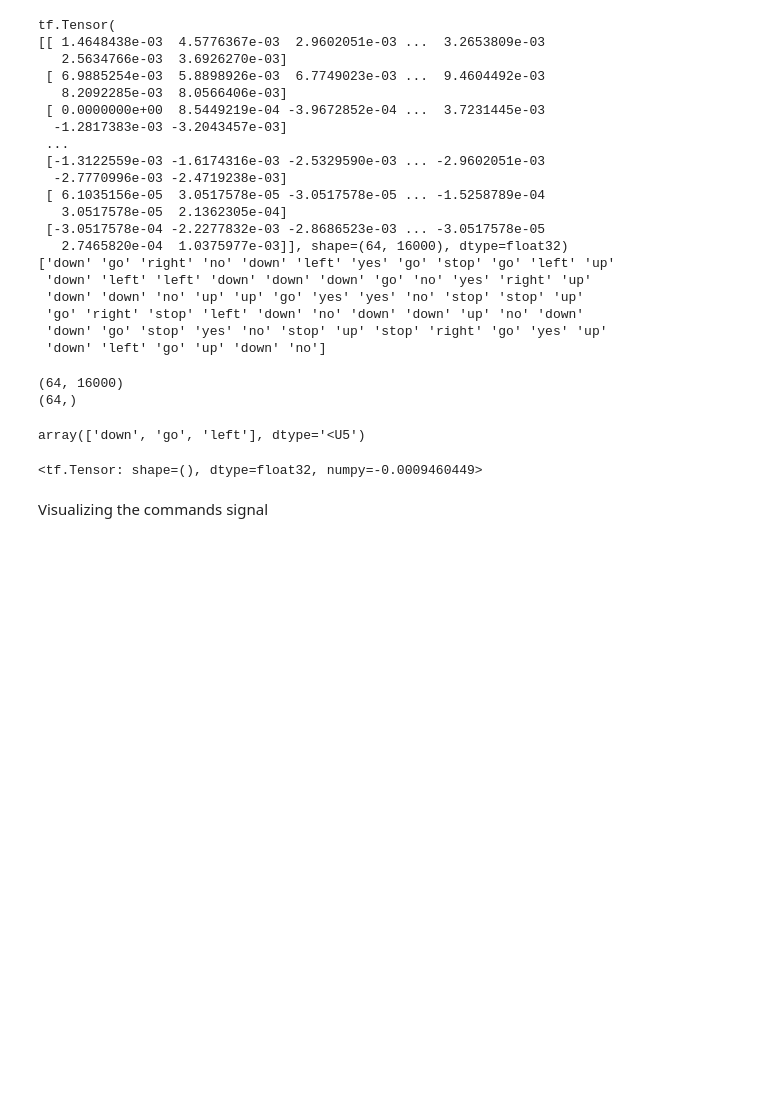
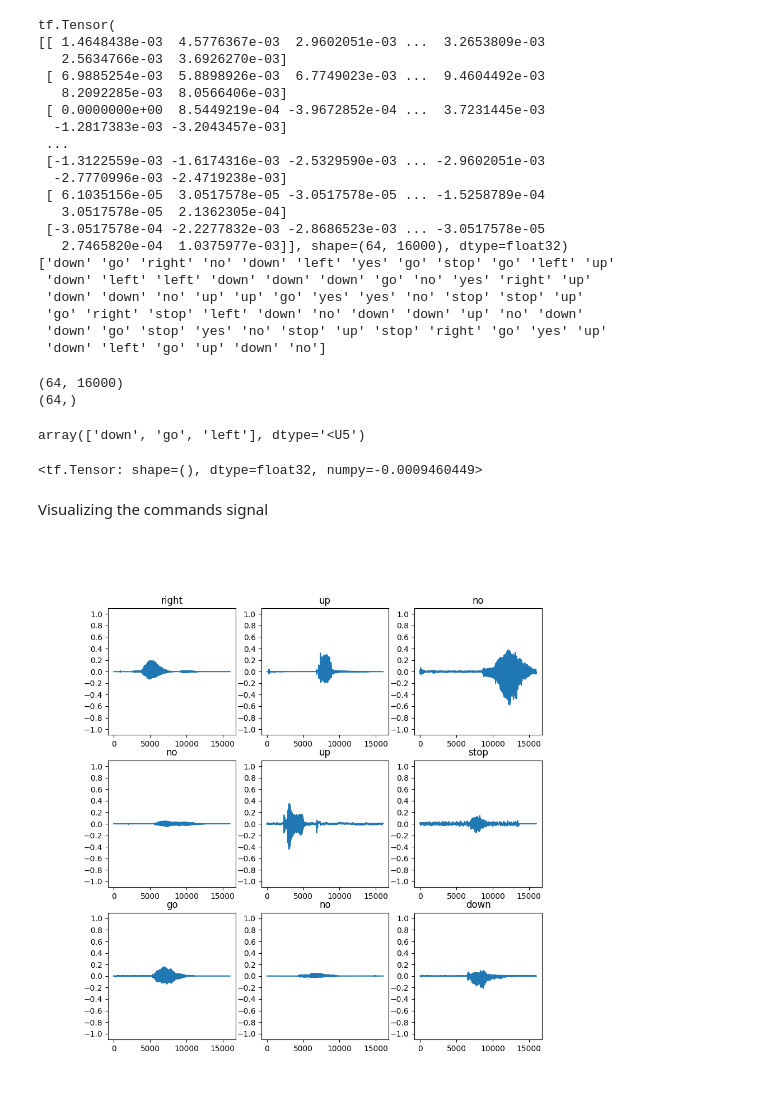
Before and after one commit to MohammadHosseinDalghi/Voice-Processing-With-CNN, a Jupyter notebook: index.ipynb, the cells around one changed output. Saved outputs shown, nothing was run; the diff lists cells and outputs as text; code cells hidden in the pictures; blank space fills up the shorter version.

Commit message:
Add visualizing the commands signal

```diff
--- a/index.ipynb
+++ b/index.ipynb
@@ -135,3 +135,17 @@ example_audio[0][5100]
 <tf.Tensor: shape=(), dtype=float32, numpy=-0.0009460449>
 # %% [markdown]
 Visualizing the commands signal
+# %%
+plt.figure(figsize=(10, 10))
+rows, cols = (3, 3)
+n = rows * cols
+
+for i in range(n):
+    plt.subplot(rows, cols, i+1)
+    audio_signal = example_audio[i]
+    plt.plot(audio_signal)
+    plt.title(label_names[example_labels[i]])
+    plt.yticks(np.arange(-1.2, 1.2, 0.2))
+    plt.ylim([-1.1, 1.1])
+# %% [output]
+[figure, added]
```
